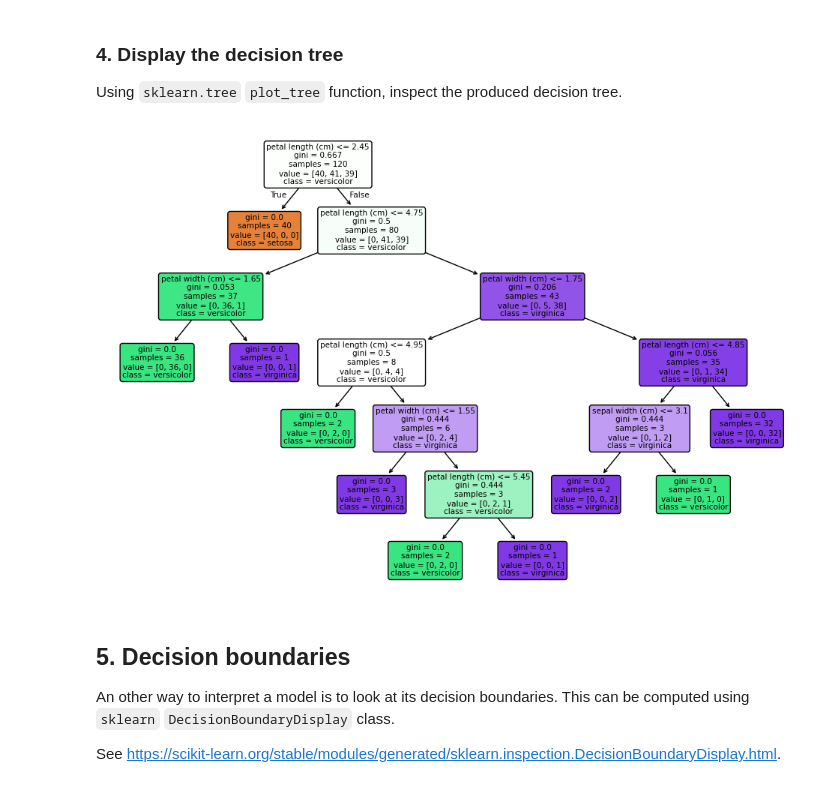
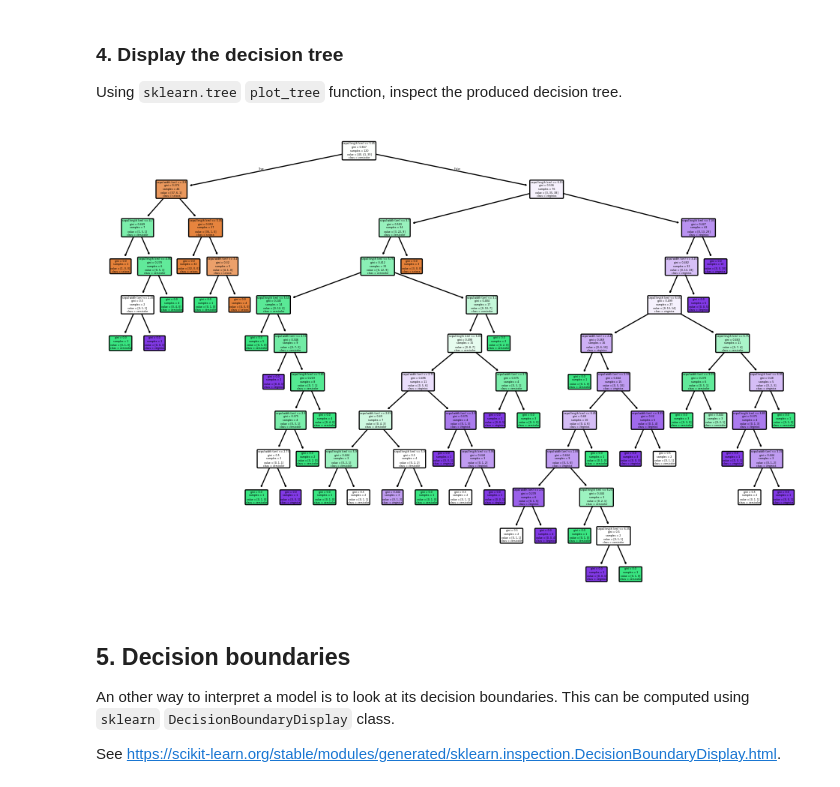
Before and after one commit to felixxthejet/INML_Practicum, a Jupyter notebook: P2.ipynb, the cells around one changed output. Cells and saved outputs as stored; diff of their text form; code cells hidden in the pictures.

Commit message:
Change the targets from full feature

```diff
--- a/P2.ipynb
+++ b/P2.ipynb
@@ -56,10 +77,12 @@ from sklearn.model_selection import train_test_split
 features = pd.DataFrame(iris.data, columns=iris.feature_names)
 target = pd.Series(iris.target)
 
-X = features
+# Select only the first two features: sepal length (cm) and sepal width (cm)
+X = features[['sepal length (cm)', 'sepal width (cm)']]
 y = target
 
 X_train, X_test, y_train, y_test = train_test_split(X, y, test_size=0.2, random_state=42)
 
-X_train.shape, y_train.shape, X_test.shape, y_test.shape
+print(f"X.shape = {X.shape}")
+print(f"y.shape = {y.shape}")
 # %% [output]
@@ -154,14 +185,14 @@ Using `sklearn.tree` `plot_tree` function, inspect the produced decision tree.
 # %%
 from sklearn.tree import plot_tree
 import matplotlib.pyplot as plt
 
 # use plot_tree to display the decision tree
 plt.figure(figsize=(12,8))
-plot_tree(tree_clf, feature_names=iris.feature_names, class_names=iris.target_names
+plot_tree(tree_clf, feature_names=['sepal length (cm)', 'sepal width (cm)'], class_names=iris.target_names
             ,filled=True, rounded=True)
 plt.show()
 # %% [output]
-[figure, old version]
+[figure, new version]
 # %% [markdown]
 ## 5. Decision boundaries
 
```
Also changed, not shown: parts of 7 cells of this notebook.
